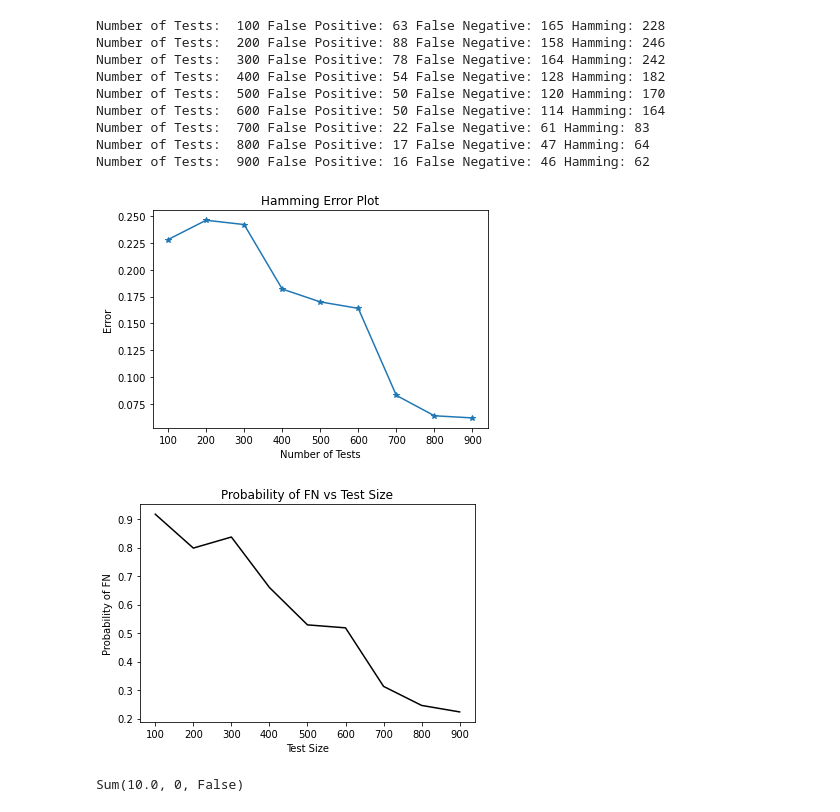
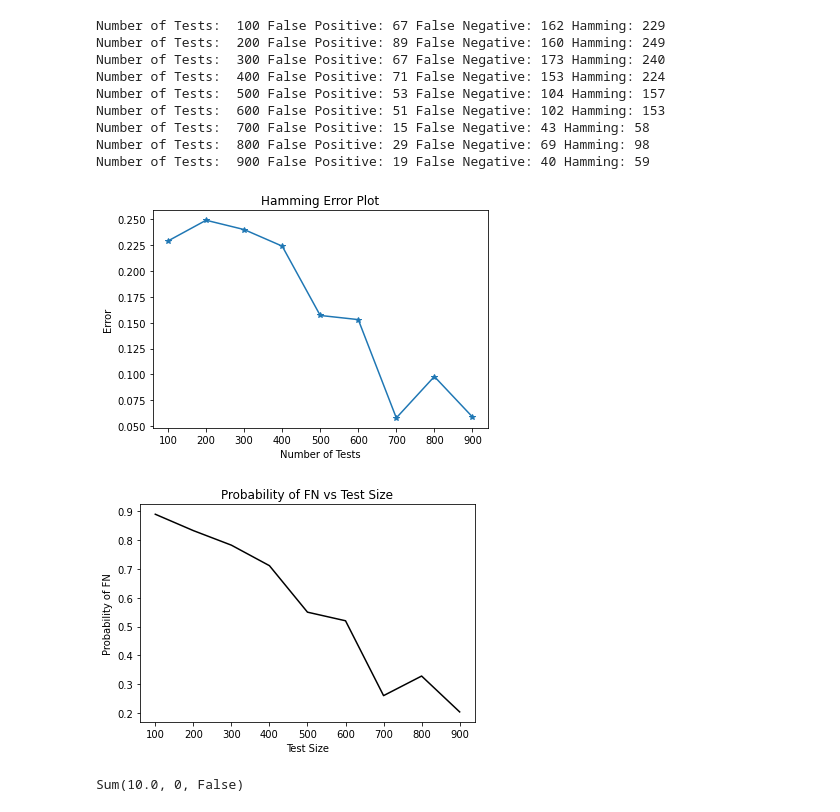
Before and after one commit to jasonkao0723/ECE236A-Project2, a Jupyter notebook: MyDecoder2.ipynb, the cells around one changed output. Cells and saved outputs as stored; diff of their text form; code cells hidden in the pictures.

```diff
--- a/MyDecoder2.ipynb
+++ b/MyDecoder2.ipynb
@@ -136,19 +136,23 @@ def lp_noisy_z(X, y):
     return z.value
 
 def lp_noisy_bsc(X, y):
+     # params
+    t, n = X.shape
     zeta = 0.5
+    # cp
+    z = cp.Variable(n, boolean=True)
+    xi = cp.Variable(t)
+    objective = cp.Minimize(cp.sum(z) + zeta*cp.sum(xi))
+    constraints = [z >= 0, z <= 1, xi >= 0, xi <= 1]
+    for t, y_t in enumerate(y):
+        if y_t == 1:
+            constraints.append(cp.sum(X[t,:]@z) + xi[t] >= 1)
+        else:
+            constraints.append(cp.sum(X[t,:]@z) - xi[t] == 0)
 
-    z = cp.Variable(X.shape[1], boolean=True)
 
-    X_1 = X[y>0]
-    sigma_1 = cp.Variable(X_1.shape[0])
-
-    X_0 = X[y<1]
-    sigma_0 = cp.Variable(X_0.shape[0])
-
-    constraints = [((X_1 @ z) + sigma_1) >= 1, ((X_0 @ z) - sigma_0) >= 0, z >= 0, sigma_0 >= 0, sigma_0 <= 1, sigma_1 >= 0, sigma_1 <= 1]
-    ppl_pred = cp.Problem(cp.Minimize(cp.sum(z) + cp.multiply(zeta, cp.sum(sigma_0) + cp.sum(sigma_1))), constraints)
-    ppl_pred.solve()
+    prob = cp.Problem(objective, constraints)
+    prob.solve()
 
     return z.value
 
@@ -205,18 +209,25 @@ def get_stats(ppl, ppl_pred):
     Hamming = FP + FN
     return FP, FN, Hamming
 
-def get_prob(ppl, ppl_pred, type='FN'):
+def get_prob(ppl, ppl_pred, Type='FN'):
   T = len(ppl)
   count_and = 0
   prior = 0
 
-  for t in range(T):
-    if ppl[t] == 1 and ppl_pred[t] == 0:
-      count_and += 1
-
-  for t in range(T):
-    if ppl[t] == 1:
-      prior += 1
+  if Type == 'FN':
+    for t in range(T):
+      if ppl[t] == 1 and ppl_pred[t] == 0:
+        count_and += 1
+    for t in range(T):
+      if ppl[t] == 1:
+        prior += 1
+  elif Type == 'FP':
+    for t in range(T):
+      if ppl[t] == 0 and ppl_pred[t] == 1:
+        count_and += 1
+    for t in range(T):
+      if ppl[t] == 0:
+        prior += 1
 
   count_and /= T
   prior /= T
@@ -317,7 +328,6 @@ def run_tests(pop_size, prob_inf, test_size, prob_inf_fam=0, num_fam=0, p_noisy=
 
   return ppl_pred, ppl_list
 
-
 def vis_error(test_size, ppl, ppl_pred):
   FN = []
   FP = []
@@ -344,44 +354,44 @@ def vis_prob(test_size, ppl, ppl_pred):
       prob.append(get_prob(ppl[i], ppl_pred[i]))
 
   plt.figure()
   plt.plot(test_size, prob, '-0')
   plt.title('Probability of FN vs Test Size')
   plt.xlabel('Test Size')
   plt.ylabel('Probability of FN')
   plt.show()
 
 if __name__ == '__main__':
     import matplotlib.pyplot as plt
 
     #Change these values according to your needs, you can also define new variables.
     n = 1000                        # size of population
     m = 50                          #number of families
     p = 0.2                         #probability of infection
     q = 0.2                         #probability of a family to be chosen as infected
     T = 200                         #number of tests
     p_noisy = 0.1                   #test noise
 
 
     test_size = np.arange(100,1000,100)
 
     ppl_pred, ppl = run_tests(pop_size=n, prob_inf=p, test_size=test_size)
     vis_error(test_size, ppl, ppl_pred)
     vis_prob(test_size, ppl, ppl_pred)
 
     # ppl_pred, ppl = run_tests(pop_size=n, prob_inf=p, prob_inf_fam=q, num_fam=m, test_size=test_size)
     # vis_error(test_size, ppl, ppl_pred)
 # %% [output]
-Number of Tests:  100 False Positive: 63 False Negative: 165 Hamming: 228
-Number of Tests:  200 False Positive: 88 False Negative: 158 Hamming: 246
-Number of Tests:  300 False Positive: 78 False Negative: 164 Hamming: 242
-Number of Tests:  400 False Positive: 54 False Negative: 128 Hamming: 182
-Number of Tests:  500 False Positive: 50 False Negative: 120 Hamming: 170
-Number of Tests:  600 False Positive: 50 False Negative: 114 Hamming: 164
-Number of Tests:  700 False Positive: 22 False Negative: 61 Hamming: 83
-Number of Tests:  800 False Positive: 17 False Negative: 47 Hamming: 64
-Number of Tests:  900 False Positive: 16 False Negative: 46 Hamming: 62
+Number of Tests:  100 False Positive: 67 False Negative: 162 Hamming: 229
+Number of Tests:  200 False Positive: 89 False Negative: 160 Hamming: 249
+Number of Tests:  300 False Positive: 67 False Negative: 173 Hamming: 240
+Number of Tests:  400 False Positive: 71 False Negative: 153 Hamming: 224
+Number of Tests:  500 False Positive: 53 False Negative: 104 Hamming: 157
+Number of Tests:  600 False Positive: 51 False Negative: 102 Hamming: 153
+Number of Tests:  700 False Positive: 15 False Negative: 43 Hamming: 58
+Number of Tests:  800 False Positive: 29 False Negative: 69 Hamming: 98
+Number of Tests:  900 False Positive: 19 False Negative: 40 Hamming: 59
-[figure, old version]
+[figure, new version]
-[figure, old version]
+[figure, new version]
 # %%
 x = np.array([1,2,3,4])
 z = np.array([1,1,1,1])
```
